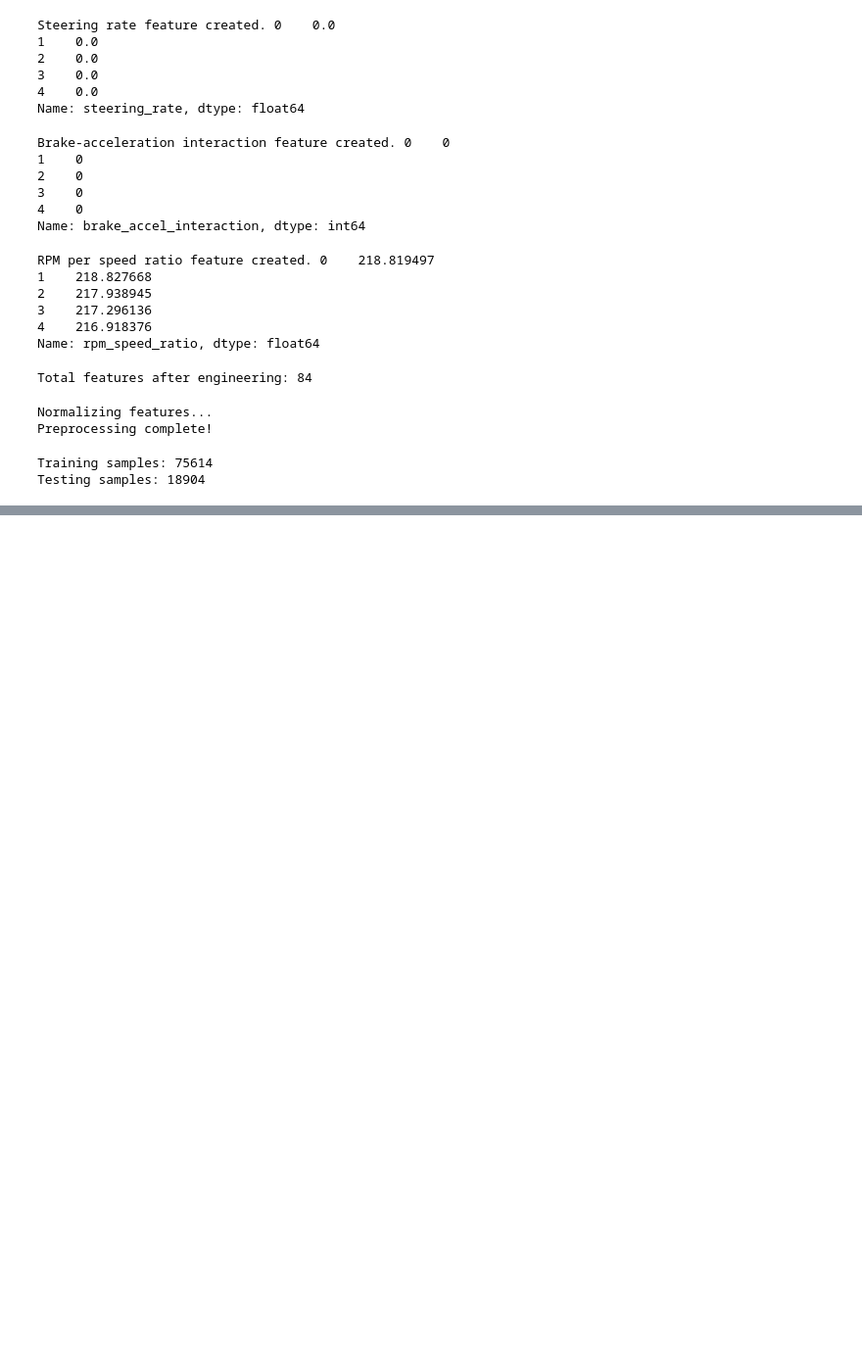
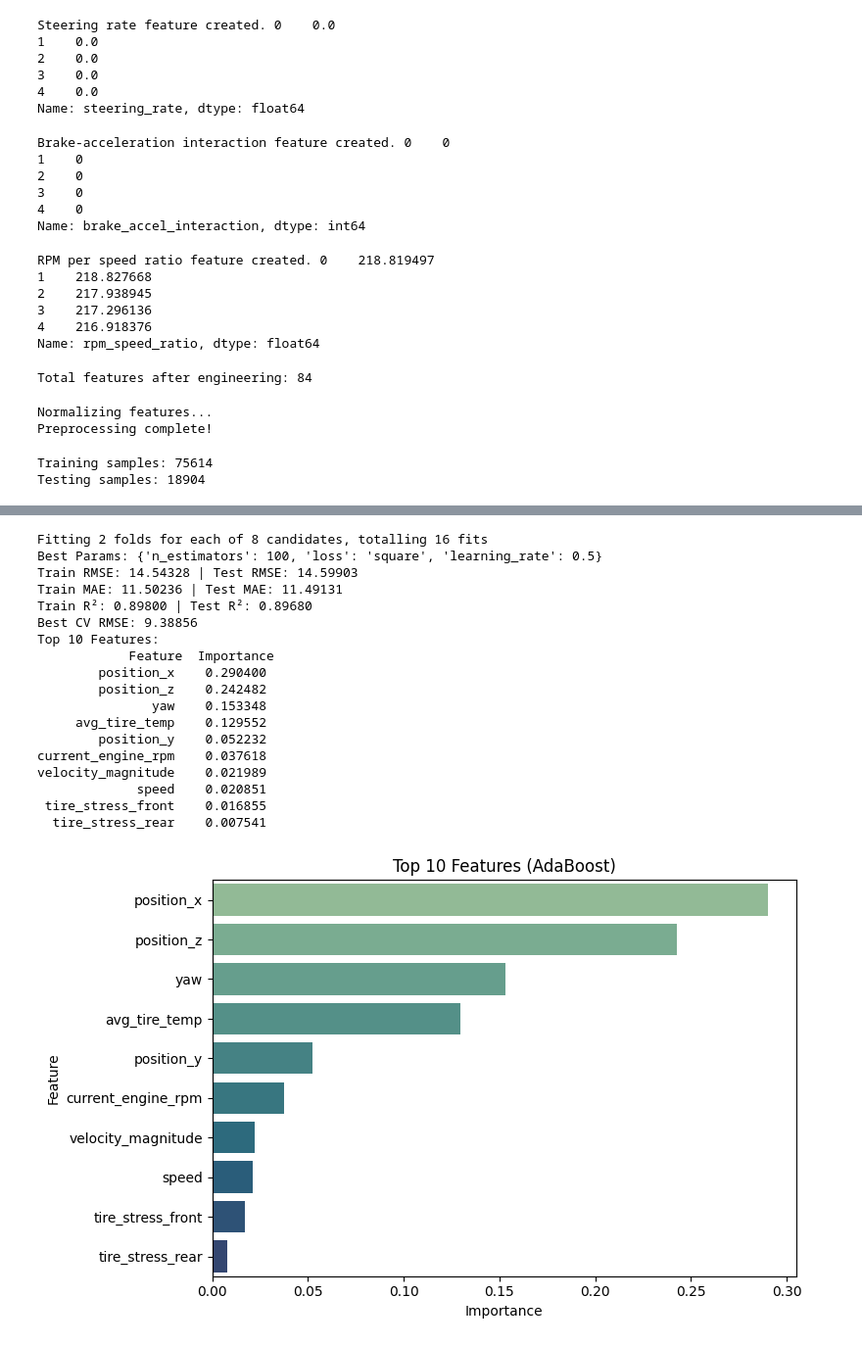
Before and after one commit to nasim-raj-laskar/Race-Telemetry, a Jupyter notebook: research/lap_pred(REG).ipynb, the cells around one changed output, grey strips where cells are left out. Shown: that part at 98% size. Drawn from its saved outputs; the diff is of its cells as text; code cells hidden in the pictures; blank space fills up the shorter version.

Commit message:
Lap-Prediction-DONE

```diff
--- a/research/lap_pred(REG).ipynb
+++ b/research/lap_pred(REG).ipynb
@@ -372,0 +290,77 @@ AdaBoost   12.801772  12.888846  10.861862 10.881572  0.920964 0.919561 9.765574
+# %%
+params = {
+    'n_estimators': [50, 100, 200],
+    'learning_rate': [0.05, 0.1, 0.5, 1.0],
+    'loss': ['linear', 'square']
+}
+
+# Base model
+model = AdaBoostRegressor(random_state=42)
+
+X_samp = X_lap_train.sample(frac=0.25, random_state=42)
+y_samp = y_lap_train.loc[X_samp.index]
+
+search = RandomizedSearchCV(
+    model, params, n_iter=8, cv=2, scoring='neg_mean_squared_error',
+    n_jobs=-1, random_state=42, verbose=1
+)
+search.fit(X_samp, y_samp)
+
+# Best params
+print("Best Params:", search.best_params_)
+
+# Retrain on full data
+best_model = AdaBoostRegressor(**search.best_params_, random_state=42)
+best_model.fit(X_lap_train, y_lap_train)
+
+# Predictions
+y_train_pred = best_model.predict(X_lap_train)
+y_test_pred = best_model.predict(X_lap_test)
+
+# Metrics
+train_rmse = np.sqrt(mean_squared_error(y_lap_train, y_train_pred))
+test_rmse = np.sqrt(mean_squared_error(y_lap_test, y_test_pred))
+train_mae = mean_absolute_error(y_lap_train, y_train_pred)
+test_mae = mean_absolute_error(y_lap_test, y_test_pred)
+train_r2 = r2_score(y_lap_train, y_train_pred)
+test_r2 = r2_score(y_lap_test, y_test_pred)
+
+print(f"Train RMSE: {train_rmse:.5f} | Test RMSE: {test_rmse:.5f}")
+print(f"Train MAE: {train_mae:.5f} | Test MAE: {test_mae:.5f}")
+print(f"Train R²: {train_r2:.5f} | Test R²: {test_r2:.5f}")
+print(f"Best CV RMSE: {np.sqrt(-search.best_score_):.5f}")
+
+# Feature importance
+feat_imp = pd.DataFrame({
+    'Feature': lap_time_features,
+    'Importance': best_model.feature_importances_
+}).sort_values('Importance', ascending=False)
+
+print("Top 10 Features:\n", feat_imp.head(10).to_string(index=False))
+
+# Plot top 10
+plt.figure(figsize=(8,5))
+sns.barplot(data=feat_imp.head(10), x='Importance', y='Feature', palette='crest')
+plt.title("Top 10 Features (AdaBoost)")
+plt.tight_layout()
+plt.show()
+# %% [output]
+Fitting 2 folds for each of 8 candidates, totalling 16 fits
+Best Params: {'n_estimators': 100, 'loss': 'square', 'learning_rate': 0.5}
+Train RMSE: 14.54328 | Test RMSE: 14.59903
+Train MAE: 11.50236 | Test MAE: 11.49131
+Train R²: 0.89800 | Test R²: 0.89680
+Best CV RMSE: 9.38856
+Top 10 Features:
+            Feature  Importance
+        position_x    0.290400
+        position_z    0.242482
+               yaw    0.153348
+     avg_tire_temp    0.129552
+        position_y    0.052232
+current_engine_rpm    0.037618
+velocity_magnitude    0.021989
+             speed    0.020851
+ tire_stress_front    0.016855
+  tire_stress_rear    0.007541
+[figure, added]
```
Also changed, not shown: parts of 4 cells of this notebook, 2 other files.
